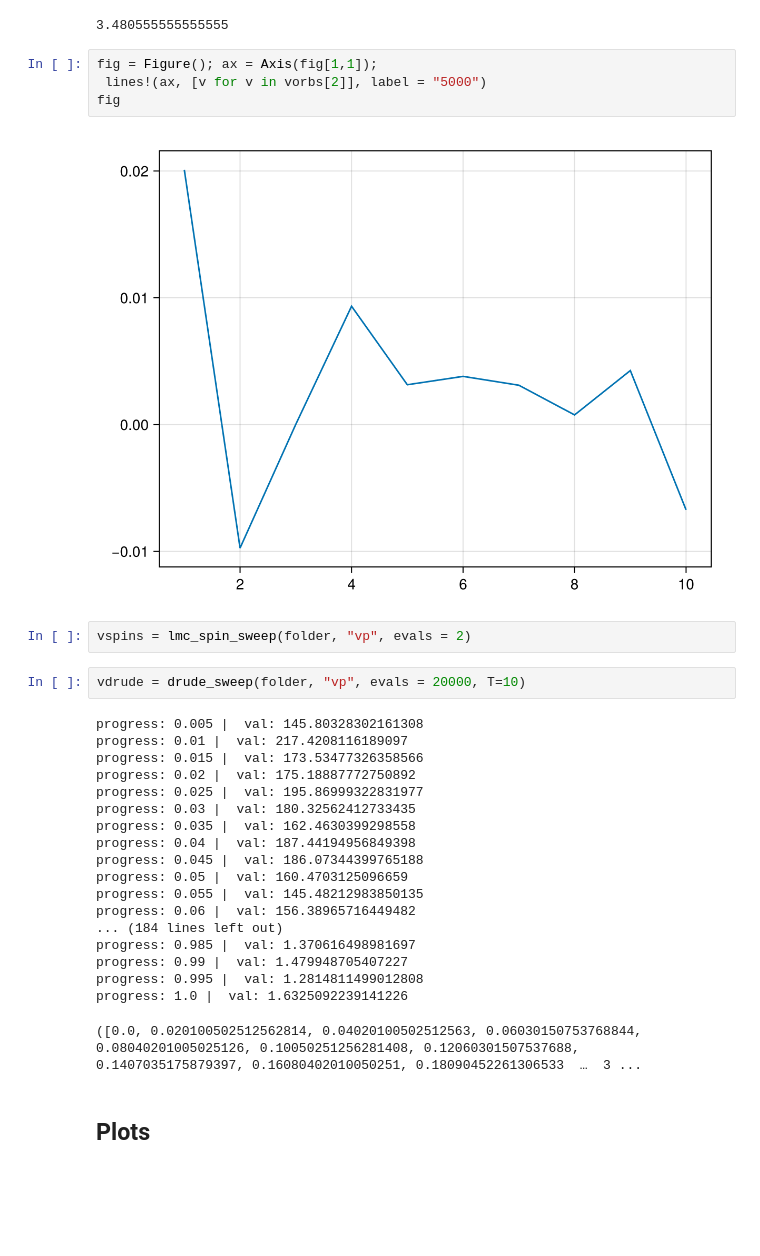
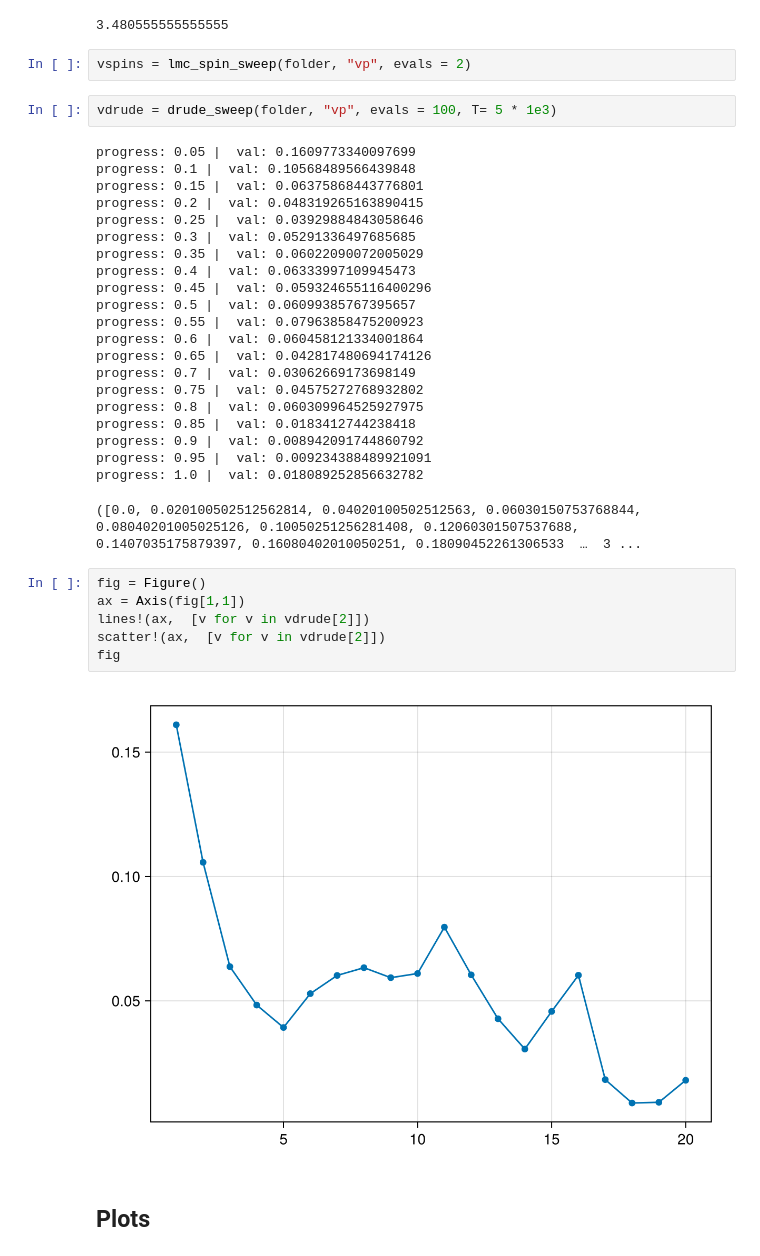
Before and after one commit to fernandopenaranda/LMC, a Jupyter notebook: src/Paper/Figure_TBG.ipynb, the cells around one changed output. Saved outputs shown, nothing was run; the diff lists cells and outputs as text; blank space fills up the shorter version.

```diff
--- a/src/Paper/Figure_TBG.ipynb
+++ b/src/Paper/Figure_TBG.ipynb
@@ -158,35 +130,40 @@ progress: 1.0 |  val: -0.006724570707088454
 1253/60*10/60
 # %% [output]
 3.480555555555555
-# %%
-fig = Figure(); ax = Axis(fig[1,1]);
- lines!(ax, [v for v in vorbs[2]], label = "5000")
-fig
-# %% [output]
-[figure, removed]
 # %%
 vspins = lmc_spin_sweep(folder, "vp", evals = 2)
 # %%
-vdrude = drude_sweep(folder, "vp", evals = 20000, T=10)
+vdrude = drude_sweep(folder, "vp", evals = 100, T= 5 * 1e3)
 # %% [output]
-progress: 0.005 |  val: 145.80328302161308
-progress: 0.01 |  val: 217.4208116189097
-progress: 0.015 |  val: 173.53477326358566
-progress: 0.02 |  val: 175.18887772750892
-progress: 0.025 |  val: 195.86999322831977
-progress: 0.03 |  val: 180.32562412733435
-progress: 0.035 |  val: 162.4630399298558
-progress: 0.04 |  val: 187.44194956849398
-progress: 0.045 |  val: 186.07344399765188
-progress: 0.05 |  val: 160.4703125096659
-progress: 0.055 |  val: 145.48212983850135
-progress: 0.06 |  val: 156.38965716449482
-... (184 lines left out)
-progress: 0.985 |  val: 1.370616498981697
-progress: 0.99 |  val: 1.479948705407227
-progress: 0.995 |  val: 1.2814811499012808
-progress: 1.0 |  val: 1.6325092239141226
+progress: 0.05 |  val: 0.1609773340097699
+progress: 0.1 |  val: 0.10568489566439848
+progress: 0.15 |  val: 0.06375868443776801
+progress: 0.2 |  val: 0.048319265163890415
+progress: 0.25 |  val: 0.03929884843058646
+progress: 0.3 |  val: 0.05291336497685685
+progress: 0.35 |  val: 0.06022090072005029
+progress: 0.4 |  val: 0.06333997109945473
+progress: 0.45 |  val: 0.059324655116400296
+progress: 0.5 |  val: 0.06099385767395657
+progress: 0.55 |  val: 0.07963858475200923
+progress: 0.6 |  val: 0.060458121334001864
+progress: 0.65 |  val: 0.042817480694174126
+progress: 0.7 |  val: 0.03062669173698149
+progress: 0.75 |  val: 0.04575272768932802
+progress: 0.8 |  val: 0.060309964525927975
+progress: 0.85 |  val: 0.0183412744238418
+progress: 0.9 |  val: 0.008942091744860792
+progress: 0.95 |  val: 0.009234388489921091
+progress: 1.0 |  val: 0.018089252856632782
 ([0.0, 0.020100502512562814, 0.04020100502512563, 0.06030150753768844, 0.08040201005025126, 0.10050251256281408, 0.12060301507537688, 0.1407035175879397, 0.16080402010050251, 0.18090452261306533  …  3 ...
+# %%
+fig = Figure()
+ax = Axis(fig[1,1])
+lines!(ax,  [v for v in vdrude[2]])
+scatter!(ax,  [v for v in vdrude[2]])
+fig
+# %% [output]
+[figure, added]
 # %% [markdown]
 ## Plots
 # %%
```
Also changed, not shown: parts of 26 cells of this notebook, 36 other files.
